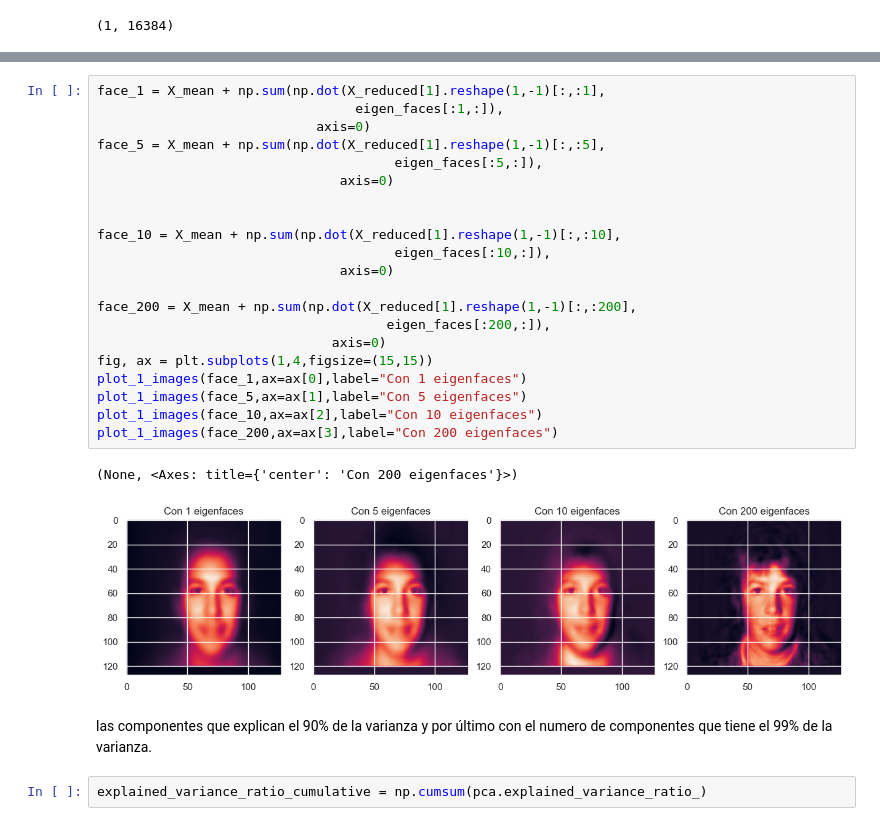
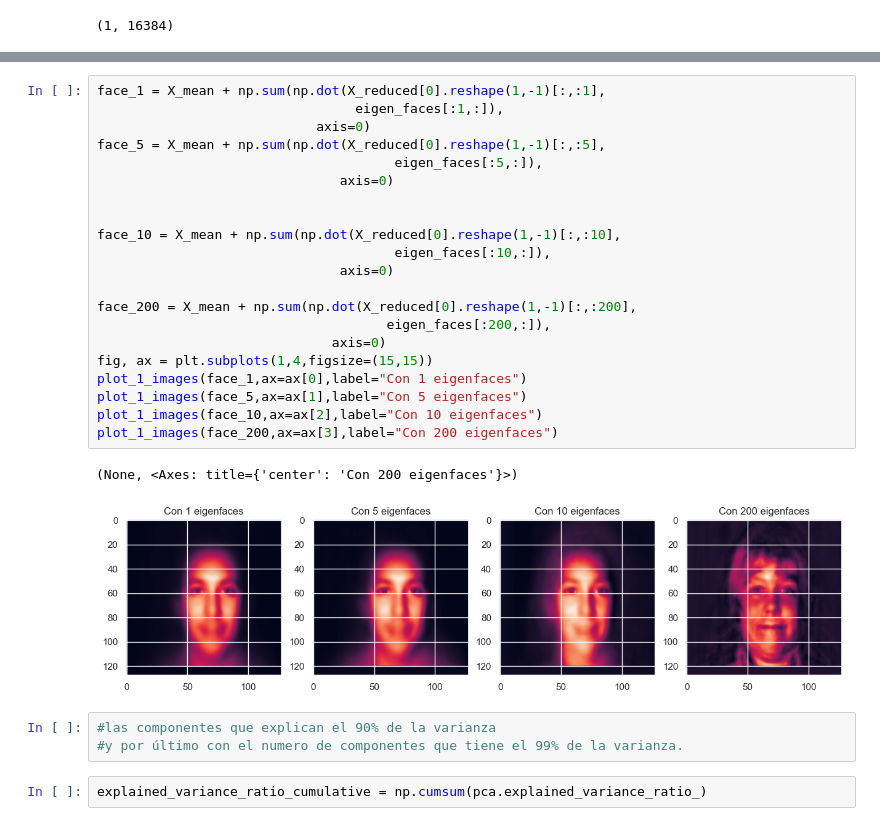
Before and after one commit to MiguelRiosT/Estadistica3_2023-2, a Jupyter notebook: Tarea2/Punto1PCA.ipynb, the cells around one changed output, grey strips where cells are left out. Drawn from its saved outputs; the diff is of its cells as text.

```diff
--- a/Tarea2/Punto1PCA.ipynb
+++ b/Tarea2/Punto1PCA.ipynb
@@ -146,30 +152,30 @@ plot_1_images(X_mean + face_1.sum(axis=0) )
 # %%
-face_1 = X_mean + np.sum(np.dot(X_reduced[1].reshape(1,-1)[:,:1],
+face_1 = X_mean + np.sum(np.dot(X_reduced[0].reshape(1,-1)[:,:1],
                                  eigen_faces[:1,:]),
                             axis=0)
-face_5 = X_mean + np.sum(np.dot(X_reduced[1].reshape(1,-1)[:,:5],
+face_5 = X_mean + np.sum(np.dot(X_reduced[0].reshape(1,-1)[:,:5],
                                       eigen_faces[:5,:]),
                                axis=0)
 
 
-face_10 = X_mean + np.sum(np.dot(X_reduced[1].reshape(1,-1)[:,:10],
+face_10 = X_mean + np.sum(np.dot(X_reduced[0].reshape(1,-1)[:,:10],
                                       eigen_faces[:10,:]),
                                axis=0)
 
-face_200 = X_mean + np.sum(np.dot(X_reduced[1].reshape(1,-1)[:,:200],
+face_200 = X_mean + np.sum(np.dot(X_reduced[0].reshape(1,-1)[:,:200],
                                      eigen_faces[:200,:]),
                               axis=0)
 fig, ax = plt.subplots(1,4,figsize=(15,15))
 plot_1_images(face_1,ax=ax[0],label="Con 1 eigenfaces")
 plot_1_images(face_5,ax=ax[1],label="Con 5 eigenfaces")
 plot_1_images(face_10,ax=ax[2],label="Con 10 eigenfaces")
 plot_1_images(face_200,ax=ax[3],label="Con 200 eigenfaces")
 # %% [output]
 (None, <Axes: title={'center': 'Con 200 eigenfaces'}>)
-[figure, old version]
+[figure, new version]
-# %% [markdown]
-las componentes que explican el 90% de la varianza
-y por último con el numero de componentes que tiene el 99% de la varianza.
+# %%
+#las componentes que explican el 90% de la varianza
+#y por último con el numero de componentes que tiene el 99% de la varianza.
 # %%
 explained_variance_ratio_cumulative = np.cumsum(pca.explained_variance_ratio_)
 # %%
```
Also changed, not shown: parts of 25 cells of this notebook.
